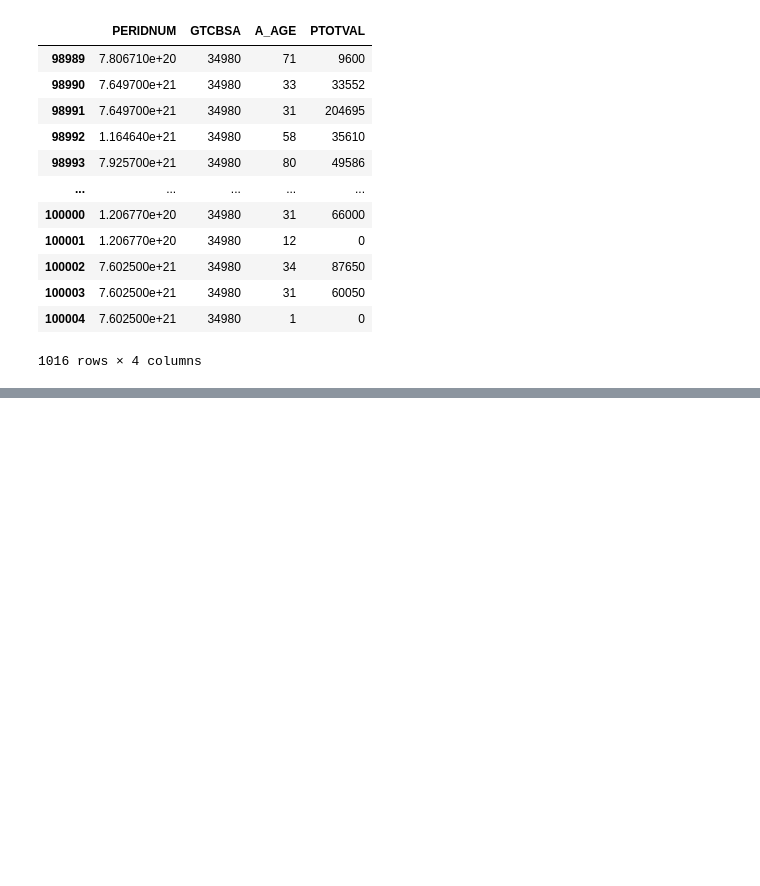
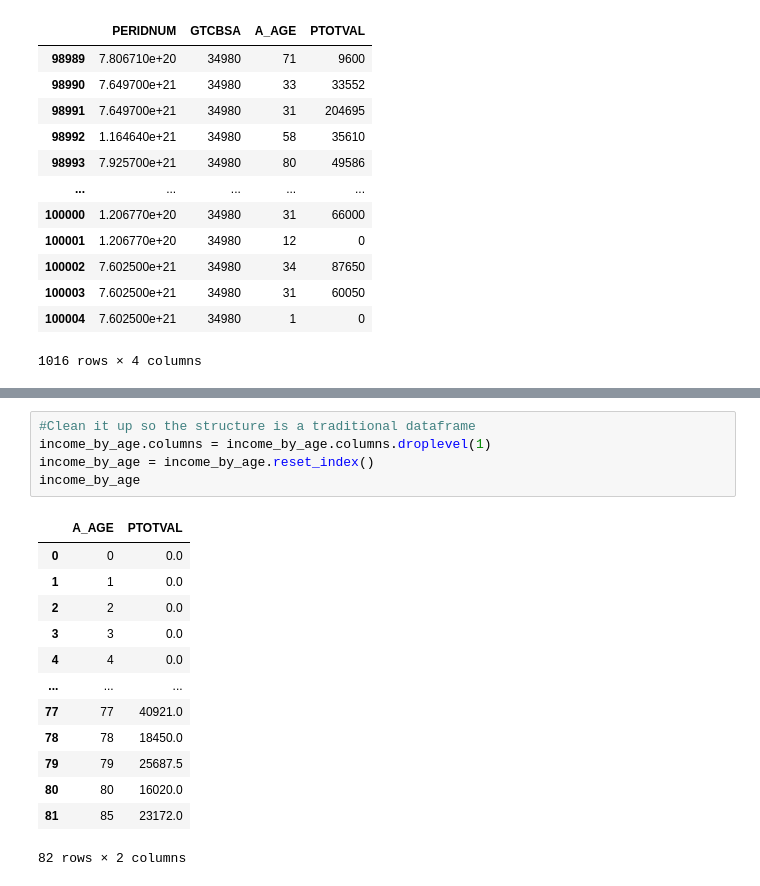
Before and after one commit to abrunlinger/Quarantine-Lifestyle-Analysis, a Jupyter notebook: notebooks/Quarantine Analysis.ipynb, the cells around one changed output, grey strips where cells are left out. Cells and saved outputs as stored; diff of their text form; blank space fills up the shorter version.

```diff
--- a/notebooks/Quarantine Analysis.ipynb
+++ b/notebooks/Quarantine Analysis.ipynb
@@ -58,0 +100,19 @@ plt.plot(kind='scatter', xaxis = 'A_AGE', yaxis = 'PTOTVAL')
+# %%
+#Clean it up so the structure is a traditional dataframe
+income_by_age.columns = income_by_age.columns.droplevel(1)
+income_by_age = income_by_age.reset_index()
+income_by_age
+# %% [output]
+|  | A_AGE | PTOTVAL |
+| 0 | 0 | 0.0 |
+| 1 | 1 | 0.0 |
+| 2 | 2 | 0.0 |
+| 3 | 3 | 0.0 |
+| 4 | 4 | 0.0 |
+| ... | ... | ... |
+| 77 | 77 | 40921.0 |
+| 78 | 78 | 18450.0 |
+| 79 | 79 | 25687.5 |
+| 80 | 80 | 16020.0 |
+| 81 | 85 | 23172.0 |
+82 rows × 2 columns
```
Also changed, not shown: parts of 6 cells of this notebook.
